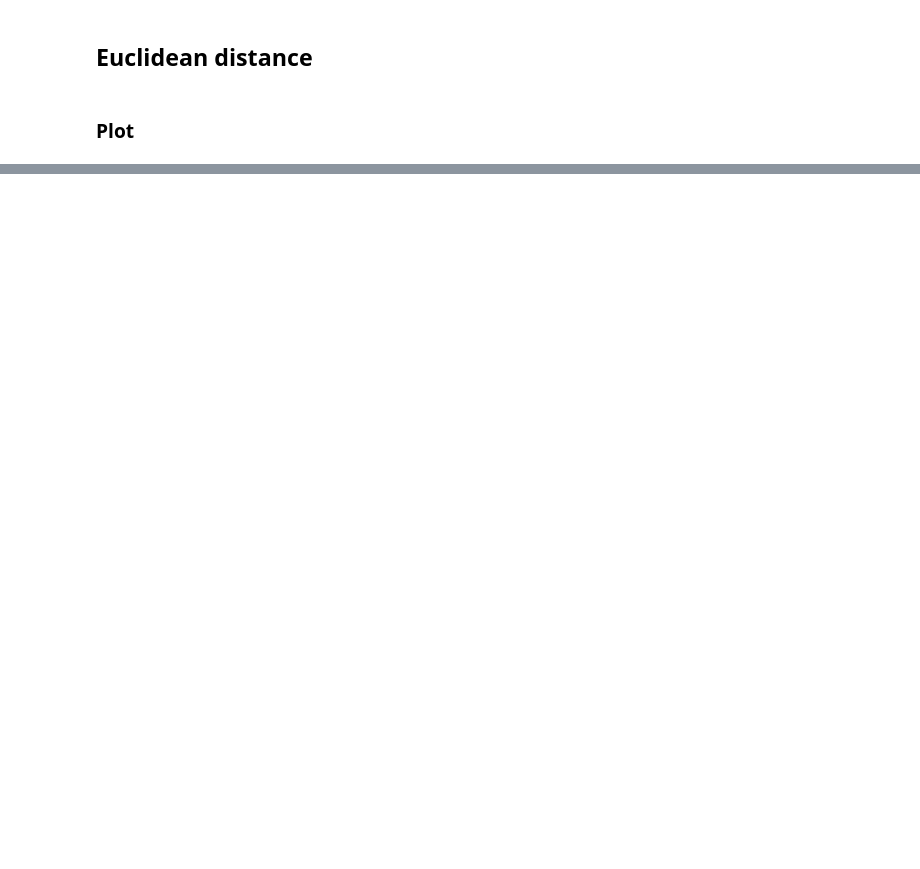
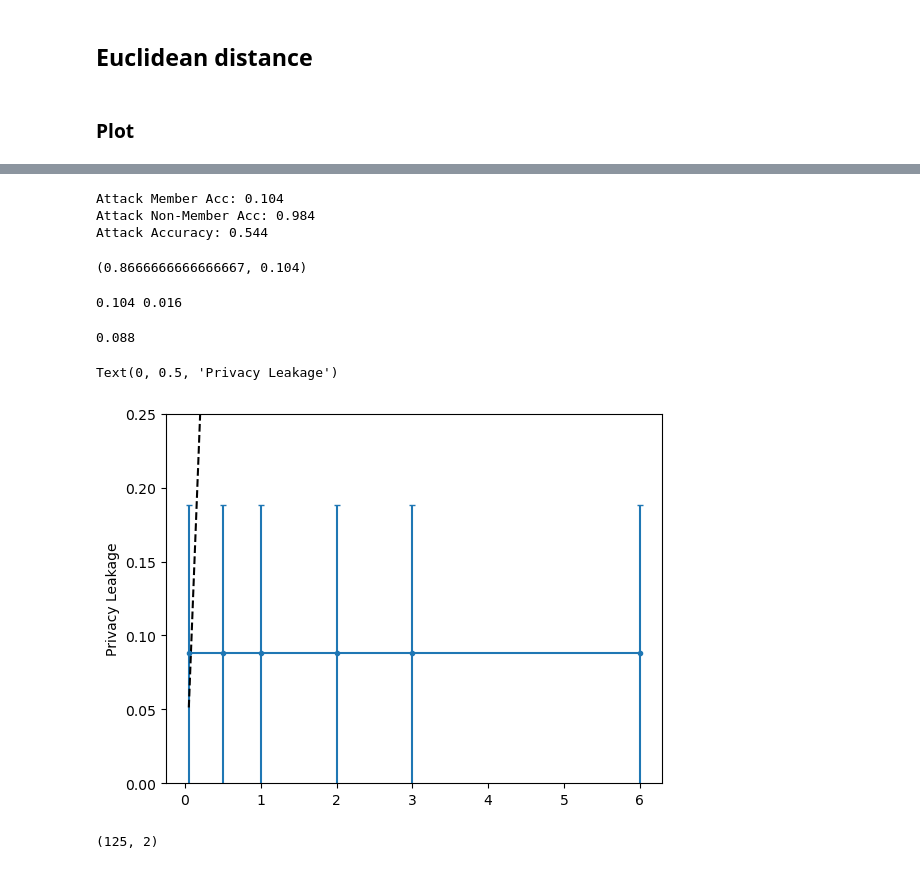
Before and after one commit to tjvanderende/privacy-preserved-clustering-with-nD-Laplace, a Jupyter notebook: RQ1/research/privacy-experiments.ipynb, the cells around one changed output, grey strips where cells are left out. Drawn from its saved outputs; the diff is of its cells as text; code cells hidden in the pictures; blank space fills up the shorter version.

```diff
--- a/RQ1/research/privacy-experiments.ipynb
+++ b/RQ1/research/privacy-experiments.ipynb
@@ -78,0 +172,13 @@ sns.lineplot(data=distances_per_epsilon, x='epsilon', y='distance', ax=ax, marke
+# %%
+member_infer = attack.infer(x_target_train, y_target_train)
+nonmember_infer = attack.infer(x_target_test, y_target_test)
+member_acc = np.sum(member_infer) / len(x_target_train)
+nonmember_acc = 1 - np.sum(nonmember_infer) / len(x_target_test)
+acc = (member_acc * len(x_target_train) + nonmember_acc * len(x_target_test)) / (len(x_target_train) + len(x_target_test))
+print('Attack Member Acc:', member_acc)
+print('Attack Non-Member Acc:', nonmember_acc)
+print('Attack Accuracy:', acc)
+# %% [output]
+Attack Member Acc: 0.104
+Attack Non-Member Acc: 0.984
+Attack Accuracy: 0.544
@@ -78,0 +209,60 @@ sns.lineplot(data=distances_per_epsilon, x='epsilon', y='distance', ax=ax, marke
+# %%
+print(calc_precision_recall(np.concatenate((member_infer, nonmember_infer)),
+                            np.concatenate((np.ones(len(member_infer)), np.zeros(len(nonmember_infer))))))
+# %% [output]
+(0.8666666666666667, 0.104)
+# %%
+predicted_y = np.concatenate((member_infer, nonmember_infer))
+actual_y = np.concatenate((np.ones(len(member_infer)), np.zeros(len(nonmember_infer))))
+# %%
+from sklearn.metrics import roc_curve
+
+
+fpr, tpr, thresholds = roc_curve(actual_y, predicted_y, pos_label=1)
+# %%
+print(tpr[1], fpr[1])
+# %% [output]
+0.104 0.016
+# %%
+attack_adv = tpr[1] - fpr[1]
+attack_adv
+# %% [output]
+0.088
+# %%
+def theoretical_limit(epsilons):
+	return [np.exp(eps) - 1 for eps in epsilons]
+
+def pretty_position(X, Y, pos):
+	return ((X[pos] + X[pos+1]) / 2, (Y[pos] + Y[pos+1]) / 2)
+
+
+
+bottom, top = plt.ylim()
+plt.errorbar(epsilons, theoretical_limit(epsilons), color='black', fmt='--', capsize=2, label='Theoretical Limit')
+plt.errorbar(epsilons, [attack_adv, attack_adv,attack_adv,attack_adv,attack_adv, attack_adv], yerr=0.1, fmt='.-', capsize=2)
+plt.ylim(bottom, 0.25)
+plt.annotate("$\epsilon$-DP Bound", pretty_position(epsilons, theoretical_limit(epsilons), 4), textcoords="offset points", xytext=(5,0), ha='left')
+plt.yticks(np.arange(0, 0.26, step=0.05))
+plt.ylabel('Privacy Leakage')
+# %% [output]
+Text(0, 0.5, 'Privacy Leakage')
+[figure, added]
+# %%
+import os
+import sys
+sys.path.insert(0, os.path.abspath('..'))
+
+import numpy as np
+
+from art.utils import load_nursery
+
+
+target_train_size = len(x_target) // 2
+x_target_train = x_target[:target_train_size]
+y_target_train = y_target[:target_train_size]
+x_target_test = x_target[target_train_size:]
+y_target_test = y_target[target_train_size:]
+
+x_target_train.shape
+# %% [output]
+(125, 2)
```
Also changed, not shown: parts of 20 cells of this notebook, 24 other files.
